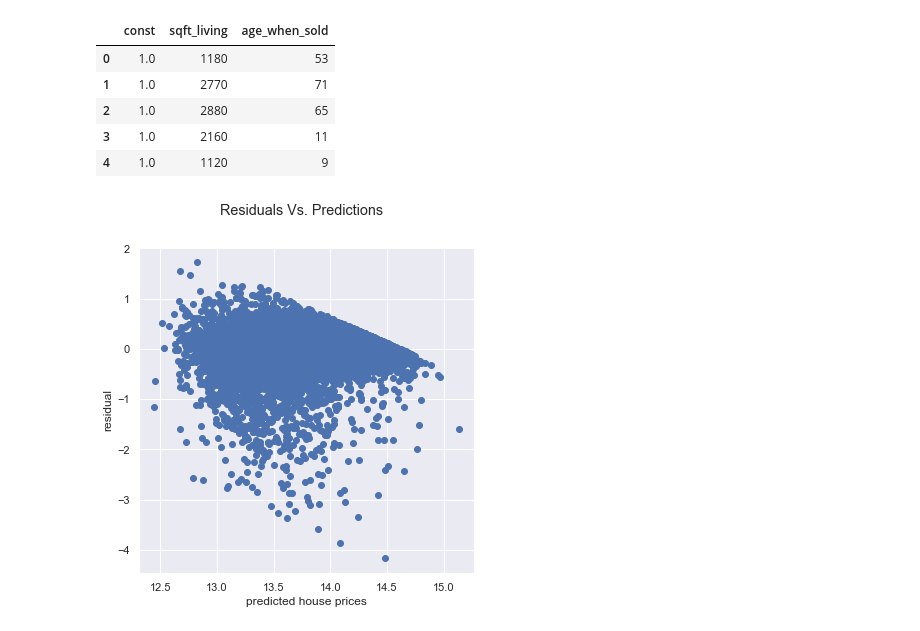
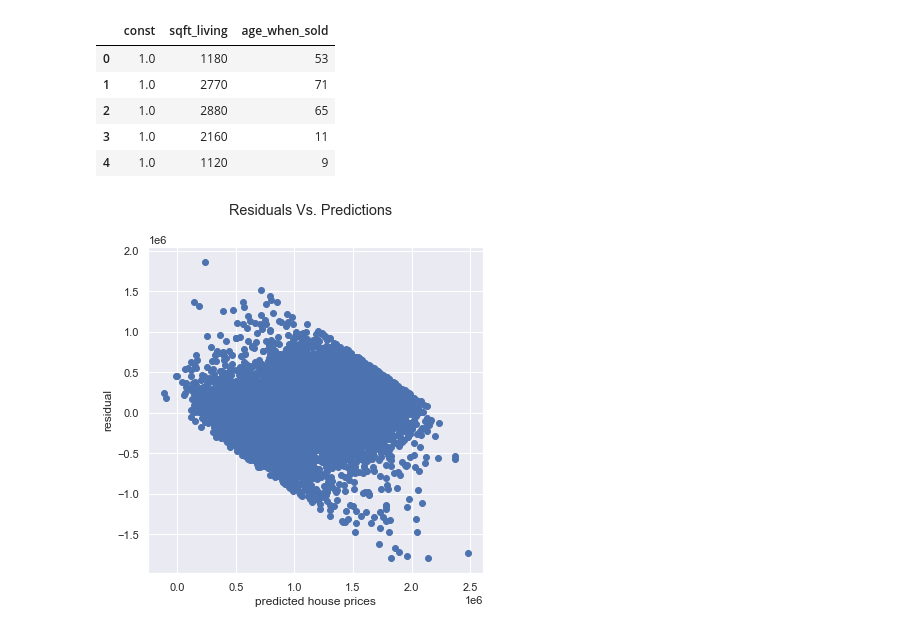
Before and after one commit to ilanhaskel/Real_Estate_Sale_Price_Predictor, a Jupyter notebook: eda_clean_ilan_assumptions.ipynb, the cells around one changed output. Drawn from its saved outputs; the diff is of its cells as text; code cells hidden in the pictures.

```diff
--- a/eda_clean_ilan_assumptions.ipynb
+++ b/eda_clean_ilan_assumptions.ipynb
@@ -863,13 +866,13 @@ x.head()
 # %%
 # plotting residuals vs predictions
 model_preds = scaled_oheall_model.predict(X_cat)
-resids = y2 - model_preds
+resids = y - model_preds
 
 fig, ax = plt.subplots(figsize=(6,6))
 ax.scatter(model_preds, resids)
 
 ax.set_xlabel('predicted house prices')
 ax.set_ylabel('residual')
 plt.suptitle('Residuals Vs. Predictions');
 # %% [output]
-[figure, old version]
+[figure, new version]
```
Also changed, not shown: parts of 39 cells of this notebook.
